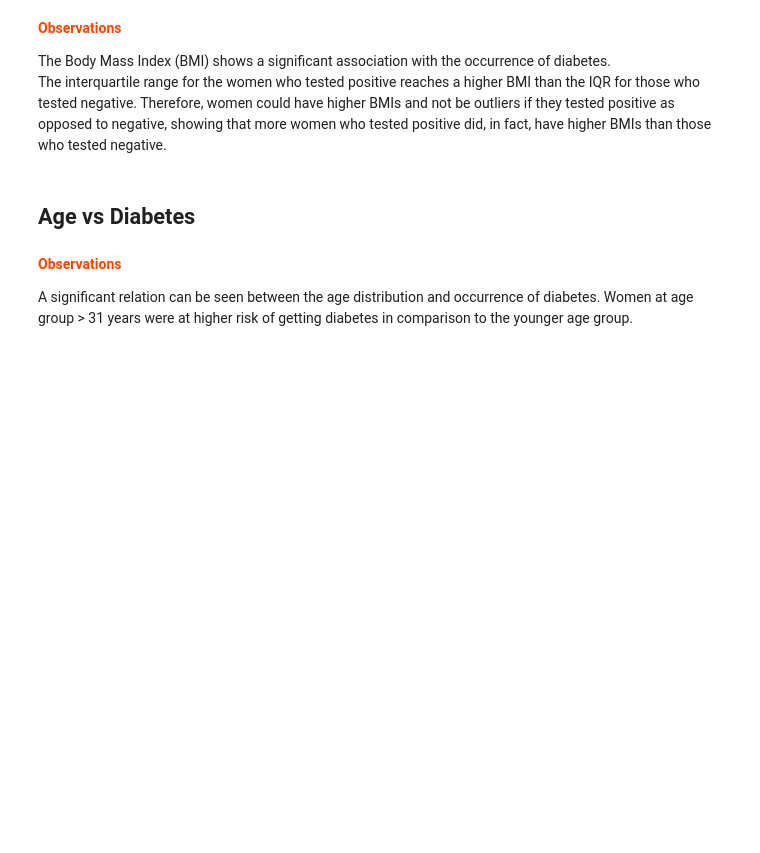
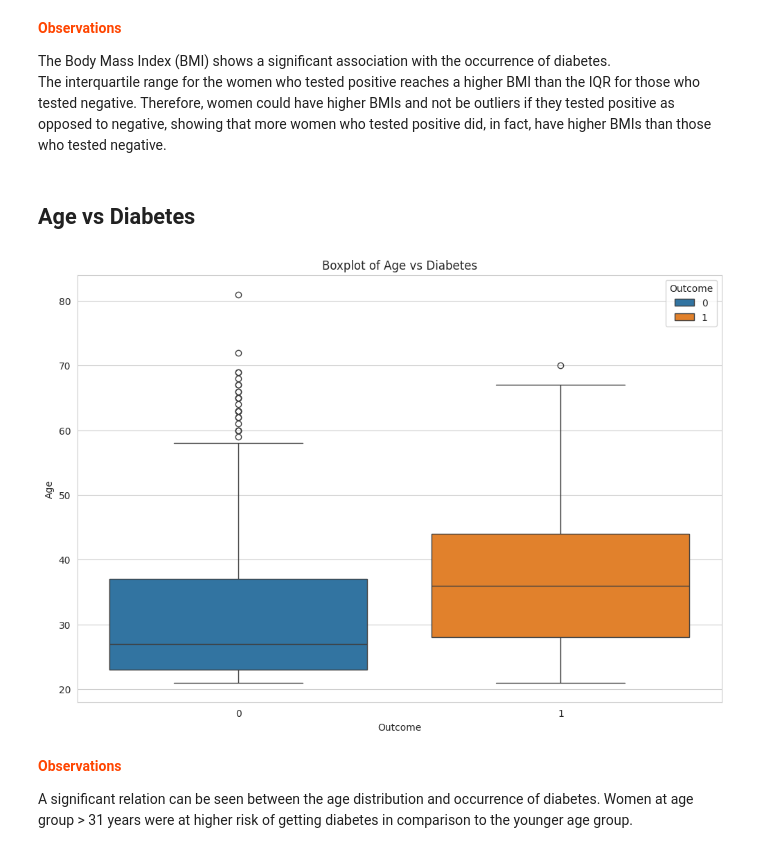
Before and after one commit to arushimathur2604/FMML-PROJECT2, a Jupyter notebook: Mod3_project.ipynb, the cells around one changed output. Drawn from its saved outputs; the diff is of its cells as text; code cells hidden in the pictures; blank space fills up the shorter version.

```diff
--- a/Mod3_project.ipynb
+++ b/Mod3_project.ipynb
@@ -222,6 +251,12 @@ The interquartile range for the women who tested positive reaches a higher BMI t
 ## Age vs Diabetes
 # %%
 ## TASK-5: Display a boxplot between Age and Diabetes.
+plt.figure(figsize=(12, 8))
+sns.boxplot(x='Outcome', y='Age', data=diabetes_data, hue='Outcome')
+plt.title('Boxplot of Age vs Diabetes')
+plt.show()
+# %% [output]
+[figure, added]
 # %% [markdown]
 <p style="font-weight: bold;color:#FF4500"><b>Observations</b></p>
 
```
Also changed, not shown: parts of 15 cells of this notebook.
